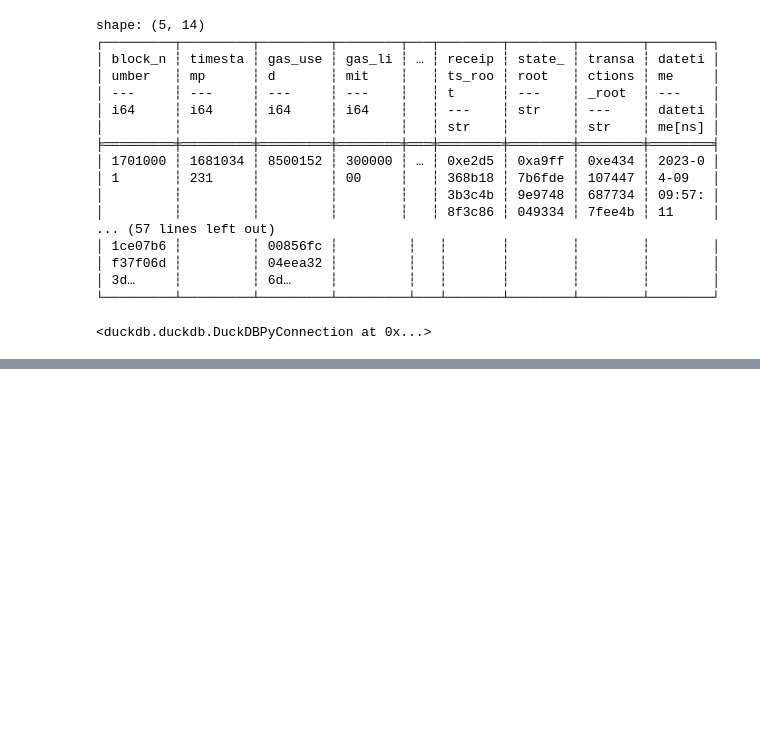
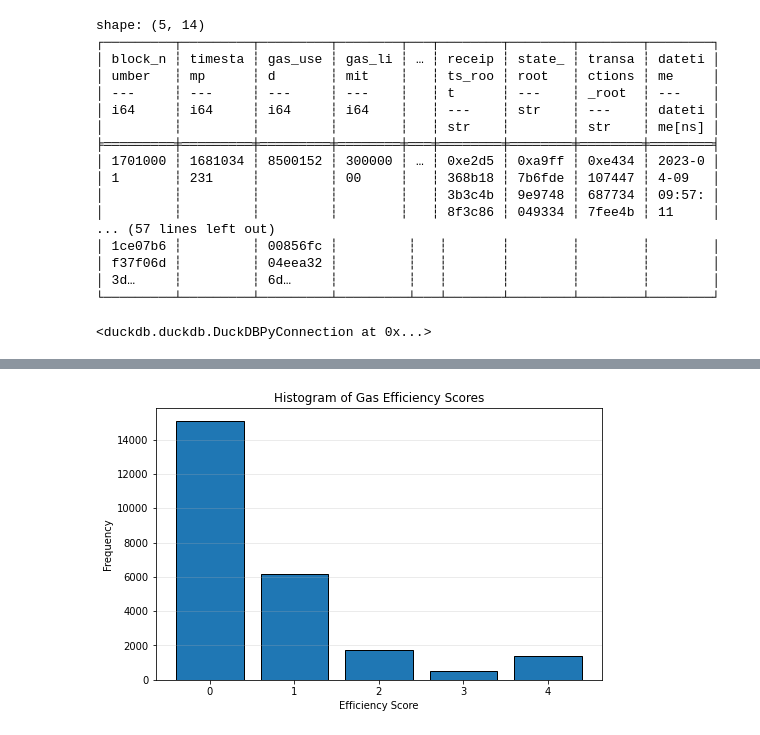
Before and after one commit to AaminaT/ethprediction, a Jupyter notebook: LoadandFeature.ipynb, the cells around one changed output, grey strips where cells are left out. Cells and saved outputs as stored; diff of their text form; code cells hidden in the pictures; blank space fills up the shorter version.

Commit message:
gas_efficiency

```diff
--- a/LoadandFeature.ipynb
+++ b/LoadandFeature.ipynb
@@ -765,0 +766,5 @@ con.close()
+# %%
+import duckdb
+con = duckdb.connect("ethereumDB.duckdb")
+blocks_pl = pl.read_database("SELECT * FROM blocks", connection=con)
+tx_pl = pl.read_database("SELECT * FROM transactions", connection=con)
@@ -765,0 +894,28 @@ con.close()
+# %%
+blocks_pl = blocks_pl.with_columns(
+    (pl.col("gas_used") / pl.col("gas_limit")).alias("gas_efficiency")
+)
+blocks_pl = blocks_pl.with_columns(
+    pl.when(pl.col("gas_efficiency") <= 0.5).then(0)
+     .when(pl.col("gas_efficiency") <= 0.7).then(1)
+     .when(pl.col("gas_efficiency") <= 0.9).then(2)
+     .when(pl.col("gas_efficiency") <= 0.98).then(3)
+     .otherwise(4)
+     .alias("efficiency_score")
+)
+# %%
+import matplotlib.pyplot as plt
+
+df_pd = blocks_pl.select("efficiency_score").to_pandas()
+
+# Plotting efficiency score
+plt.figure(figsize=(8, 5))
+plt.hist(df_pd["efficiency_score"], bins=range(6), edgecolor='black', align='left', rwidth=0.8)
+plt.xticks(range(5))  # Since scores range from 0 to 4
+plt.xlabel("Efficiency Score")
+plt.ylabel("Frequency")
+plt.title("Histogram of Gas Efficiency Scores")
+plt.grid(axis='y', alpha=0.3)
+plt.show()
+# %% [output]
+[figure, added]
```
Also changed, not shown: parts of 13 cells of this notebook.
